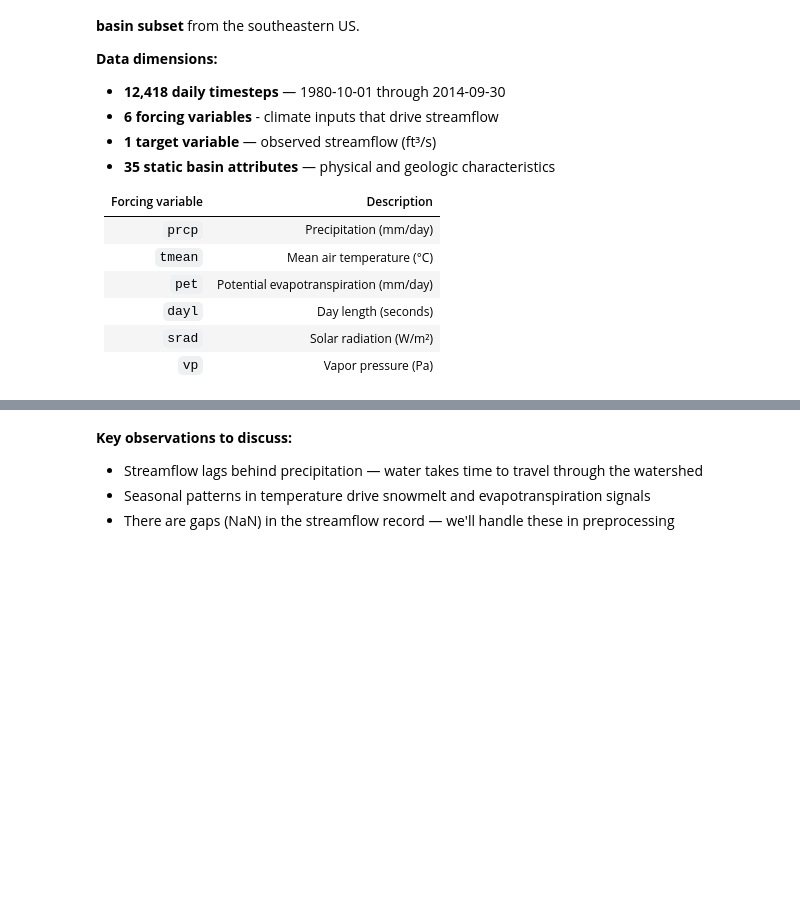
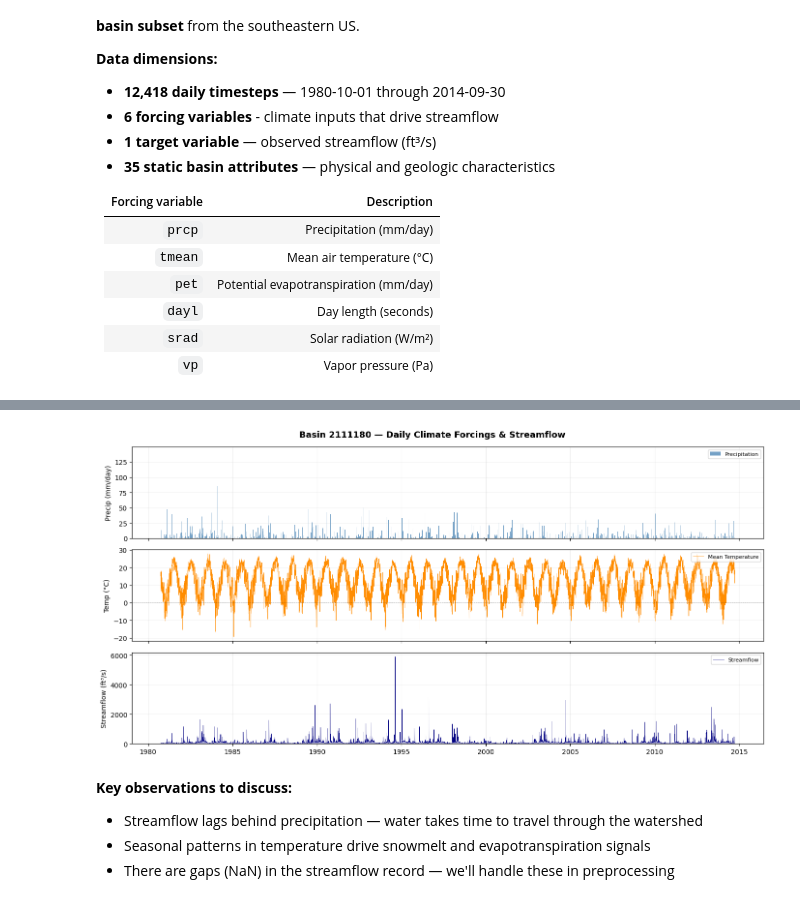
Before and after one commit to leoglonz/Foundations-of-ML, a Jupyter notebook: tutorials/01_ml_pipeline_streamflow.ipynb, the cells around one changed output, grey strips where cells are left out. Cells and saved outputs as stored; diff of their text form; code cells hidden in the pictures; blank space fills up the shorter version.

```diff
--- a/tutorials/01_ml_pipeline_streamflow.ipynb
+++ b/tutorials/01_ml_pipeline_streamflow.ipynb
@@ -78,8 +102,8 @@ The **CAMELS** (Catchment Attributes and Meteorology for Large-sample Studies) d
 from camels_loader import CamelsSubsetLoader, FORCING_NAMES, ATTRIBUTE_NAMES
 
 loader = CamelsSubsetLoader(
-    pickle_path=str(DATA_DIR / "camels_daymetv2"),
-    gage_id_path=str(DATA_DIR / "gage_id.npy"),
+    pickle_path=str(DATA_DIR / "camels_daymetv2_subset"),
+    gage_id_path=str(DATA_DIR / "gage_id_subset.npy"),
 )
 
 print(loader)
@@ -103,41 +149,10 @@ df_meta
 # %%
 # Visualize climate forcings and streamflow for one basin
-# Try changing basin_idx (0–9) to explore different basins
+# Try changing basin_idx (0–9) to explore different basins.
 
-basin_idx = 0
-dates = loader.dates
-
-fig, axes = plt.subplots(3, 1, figsize=(14, 7), sharex=True)
-fig.suptitle(
-    f"Basin {loader.gage_ids[basin_idx]} — Daily Climate Forcings & Streamflow",
-    fontsize=13, fontweight="bold"
-)
-
-axes[0].bar(dates, loader.forcings[:, basin_idx, FORCING_NAMES.index("prcp")],
-            color="steelblue", width=1, alpha=0.75, label="Precipitation")
-axes[0].set_ylabel("Precip (mm/day)")
-axes[0].legend(loc="upper right", fontsize=8)
-
-axes[1].plot(dates, loader.forcings[:, basin_idx, FORCING_NAMES.index("tmean")],
-             color="darkorange", linewidth=0.5, label="Mean Temperature")
-axes[1].axhline(0, color="k", linewidth=0.5, linestyle="--", alpha=0.4)
-axes[1].set_ylabel("Temp (°C)")
-axes[1].legend(loc="upper right", fontsize=8)
-
-sf = loader.target[:, basin_idx, 0]
-axes[2].fill_between(dates, sf, alpha=0.35, color="navy", linewidth=0)
-axes[2].plot(dates, sf, color="navy", linewidth=0.4, label="Streamflow")
-axes[2].set_ylabel("Streamflow (ft³/s)")
-axes[2].set_ylim(bottom=0)
-axes[2].legend(loc="upper right", fontsize=8)
-
-for ax in axes:
-    ax.xaxis.set_major_locator(mdates.YearLocator(5))
-    ax.xaxis.set_major_formatter(mdates.DateFormatter("%Y"))
-    ax.grid(alpha=0.2)
-
-plt.tight_layout()
-plt.show()
+plot_basin_overview(loader, basin_idx=0)
+# %% [output]
+[figure, added]
 # %% [markdown]
 **Key observations to discuss:**
 - Streamflow lags behind precipitation — water takes time to travel through the watershed
```
Also changed, not shown: parts of 36 cells of this notebook, 6 other files.
